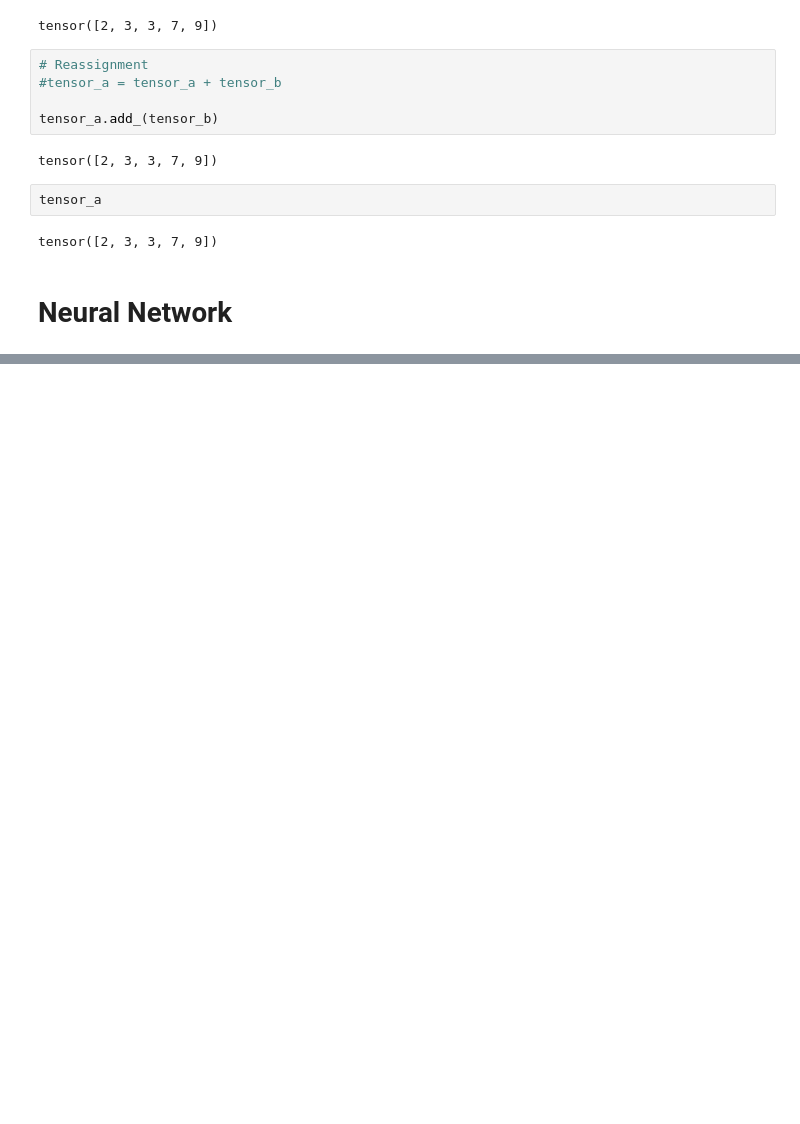
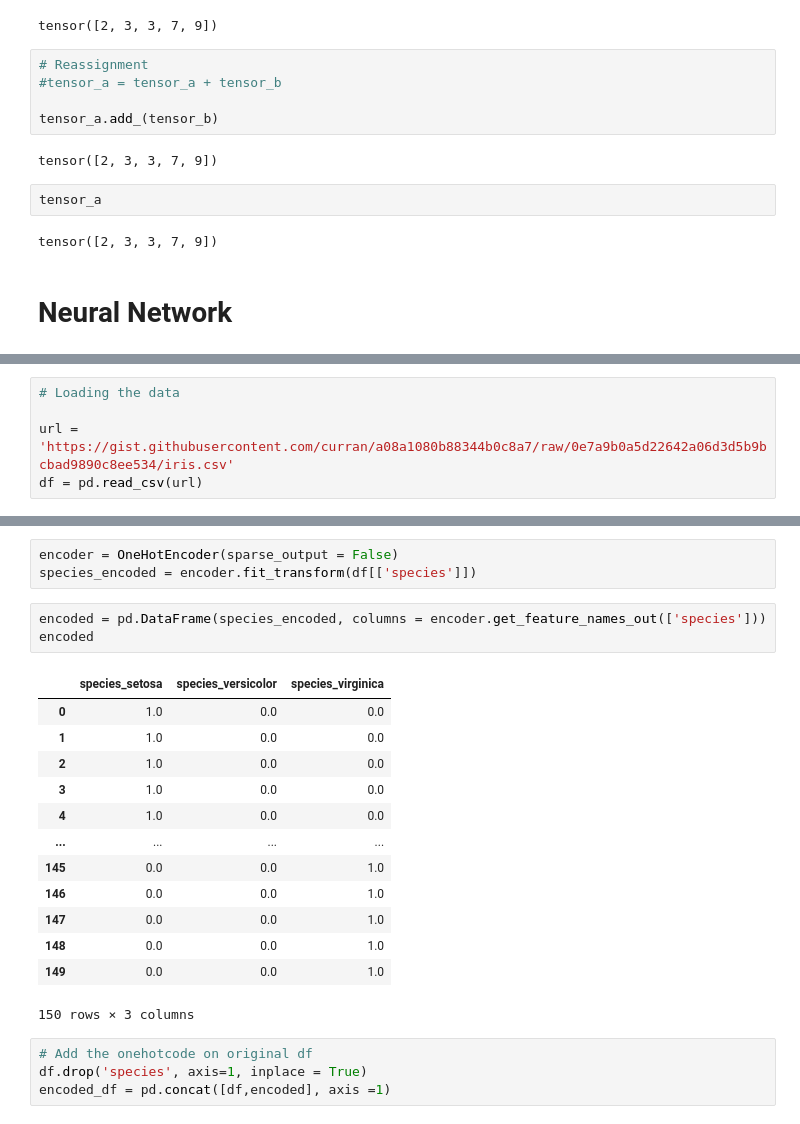
Before and after one commit to victorhrls/pytorch_intro, a Jupyter notebook: pytorch.ipynb, the cells around one changed output, grey strips where cells are left out. Saved outputs shown, nothing was run; the diff lists cells and outputs as text; blank space fills up the shorter version.

```diff
--- a/pytorch.ipynb
+++ b/pytorch.ipynb
@@ -188,0 +249,5 @@ tensor([2, 3, 3, 7, 9])
+# %%
+# Loading the data
+
+url = 'https://gist.githubusercontent.com/curran/a08a1080b88344b0c8a7/raw/0e7a9b0a5d22642a06d3d5b9bcbad9890c8ee534/iris.csv'
+df = pd.read_csv(url)
@@ -188,0 +265,24 @@ tensor([2, 3, 3, 7, 9])
+# %%
+encoder = OneHotEncoder(sparse_output = False)
+species_encoded = encoder.fit_transform(df[['species']])
+# %%
+encoded = pd.DataFrame(species_encoded, columns = encoder.get_feature_names_out(['species']))
+encoded
+# %% [output]
+|  | species_setosa | species_versicolor | species_virginica |
+| 0 | 1.0 | 0.0 | 0.0 |
+| 1 | 1.0 | 0.0 | 0.0 |
+| 2 | 1.0 | 0.0 | 0.0 |
+| 3 | 1.0 | 0.0 | 0.0 |
+| 4 | 1.0 | 0.0 | 0.0 |
+| ... | ... | ... | ... |
+| 145 | 0.0 | 0.0 | 1.0 |
+| 146 | 0.0 | 0.0 | 1.0 |
+| 147 | 0.0 | 0.0 | 1.0 |
+| 148 | 0.0 | 0.0 | 1.0 |
+| 149 | 0.0 | 0.0 | 1.0 |
+150 rows × 3 columns
+# %%
+# Add the onehotcode on original df
+df.drop('species', axis=1, inplace = True)
+encoded_df = pd.concat([df,encoded], axis =1)
```
Also changed, not shown: parts of 18 cells of this notebook.
